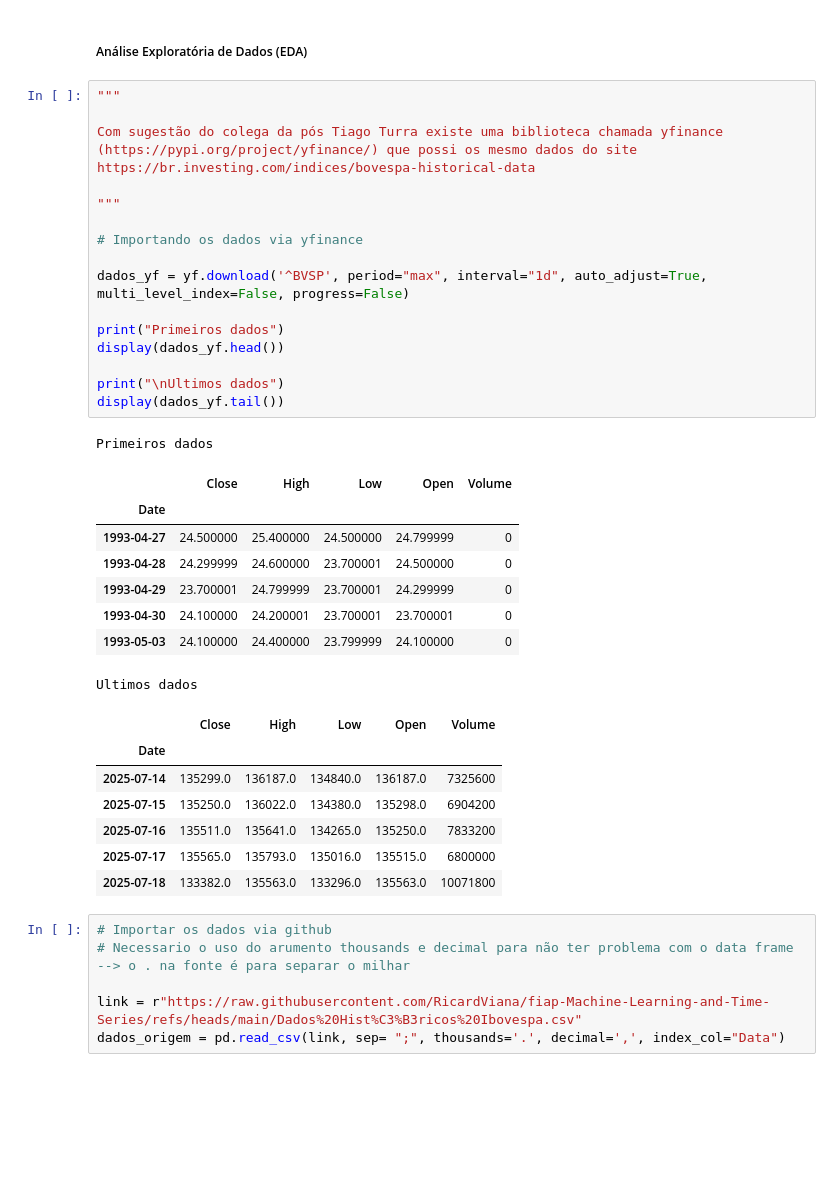
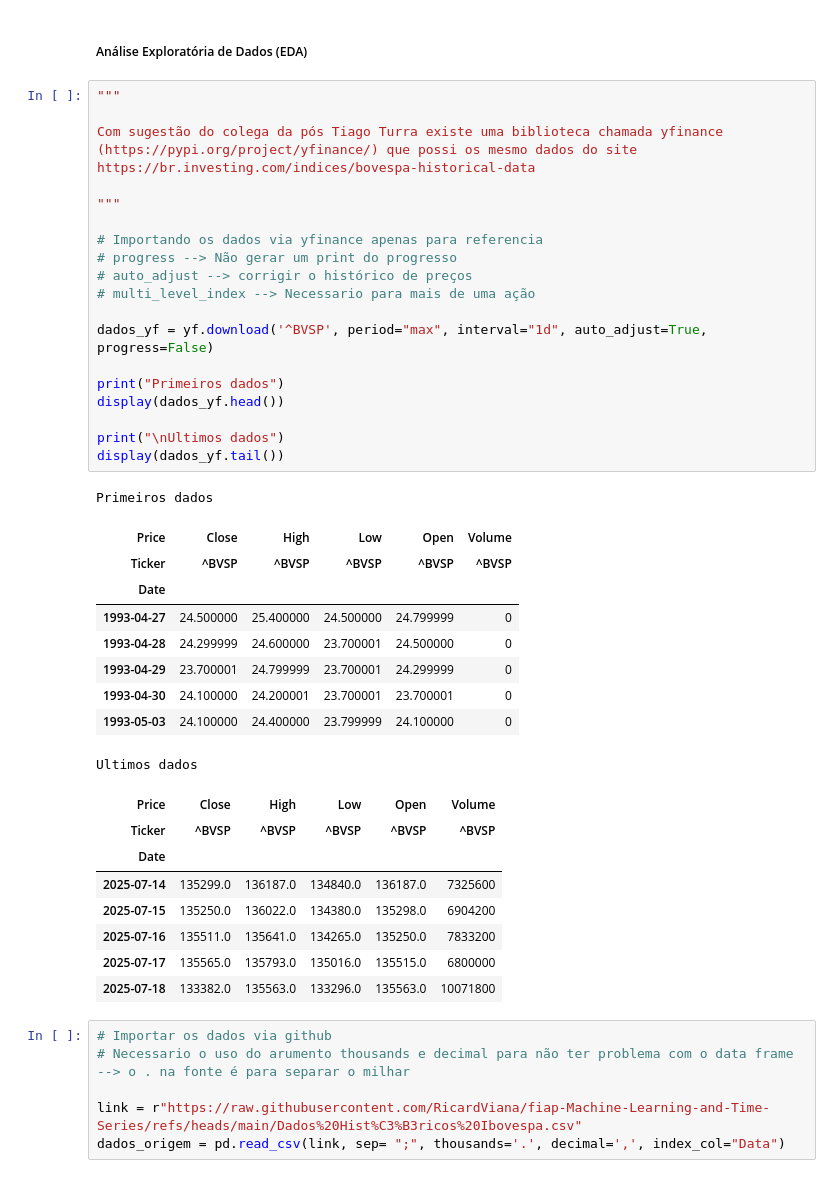
Before and after one commit to RicardViana/fiap-Machine-Learning-and-Time-Series, a Jupyter notebook: tech_challenge_fase_2.ipynb, the cells around one changed output. Saved outputs shown, nothing was run; the diff lists cells and outputs as text; blank space fills up the shorter version.

```diff
--- a/tech_challenge_fase_2.ipynb
+++ b/tech_challenge_fase_2.ipynb
@@ -59,22 +59,26 @@ from statsmodels.tsa.seasonal import seasonal_decompose
 # %%
 """
 
 Com sugestão do colega da pós Tiago Turra existe uma biblioteca chamada yfinance (https://pypi.org/project/yfinance/) que possi os mesmo dados do site https://br.investing.com/indices/bovespa-historical-data
 
 """
 
-# Importando os dados via yfinance
+# Importando os dados via yfinance apenas para referencia
+# progress --> Não gerar um print do progresso
+# auto_adjust --> corrigir o histórico de preços
+# multi_level_index --> Necessario para mais de uma ação
 
-dados_yf = yf.download('^BVSP', period="max", interval="1d", auto_adjust=True, multi_level_index=False, progress=False)
+dados_yf = yf.download('^BVSP', period="max", interval="1d", auto_adjust=True,  progress=False)
 
 print("Primeiros dados")
 display(dados_yf.head())
 
 print("\nUltimos dados")
 display(dados_yf.tail())
 # %% [output]
 Primeiros dados
-|  | Close | High | Low | Open | Volume |
+| Price | Close | High | Low | Open | Volume |
+| Ticker | ^BVSP | ^BVSP | ^BVSP | ^BVSP | ^BVSP |
 | Date |  |  |  |  |  |
 | 1993-04-27 | 24.500000 | 25.400000 | 24.500000 | 24.799999 | 0 |
 | 1993-04-28 | 24.299999 | 24.600000 | 23.700001 | 24.500000 | 0 |
@@ -82,7 +86,8 @@ Primeiros dados
 | 1993-04-30 | 24.100000 | 24.200001 | 23.700001 | 23.700001 | 0 |
 | 1993-05-03 | 24.100000 | 24.400000 | 23.799999 | 24.100000 | 0 |
 Ultimos dados
-|  | Close | High | Low | Open | Volume |
+| Price | Close | High | Low | Open | Volume |
+| Ticker | ^BVSP | ^BVSP | ^BVSP | ^BVSP | ^BVSP |
 | Date |  |  |  |  |  |
 | 2025-07-14 | 135299.0 | 136187.0 | 134840.0 | 136187.0 | 7325600 |
 | 2025-07-15 | 135250.0 | 136022.0 | 134380.0 | 135298.0 | 6904200 |
```
Also changed, not shown: parts of 8 cells of this notebook.
